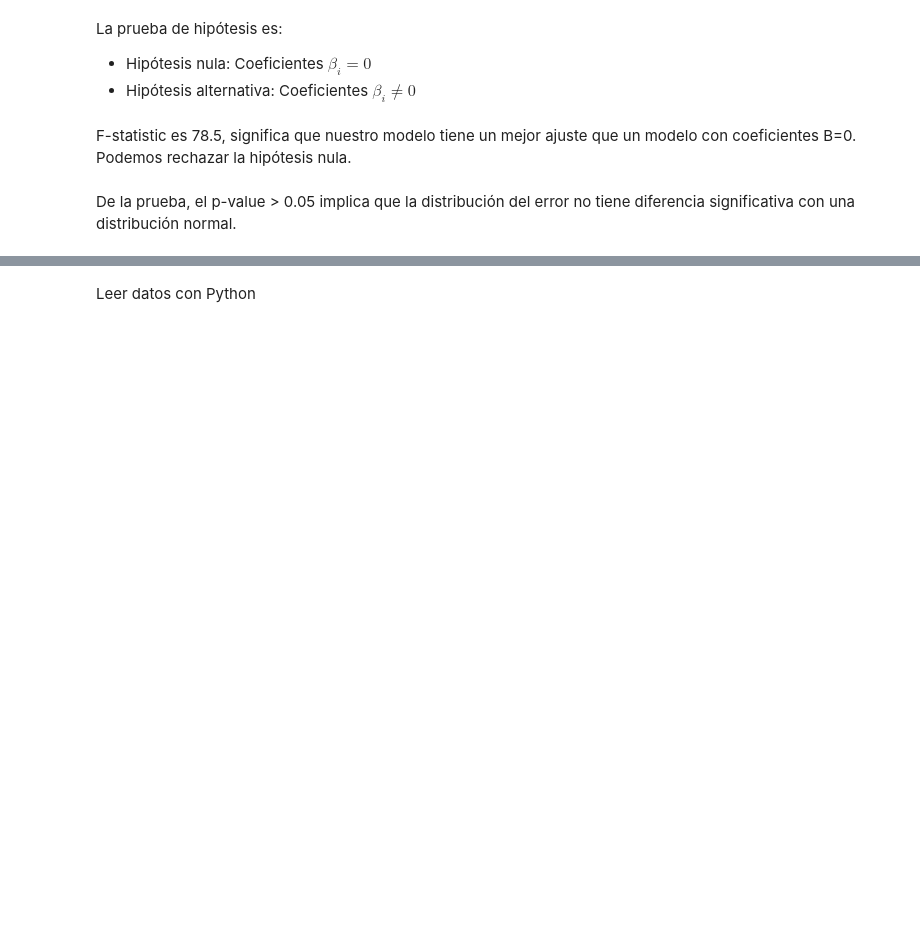
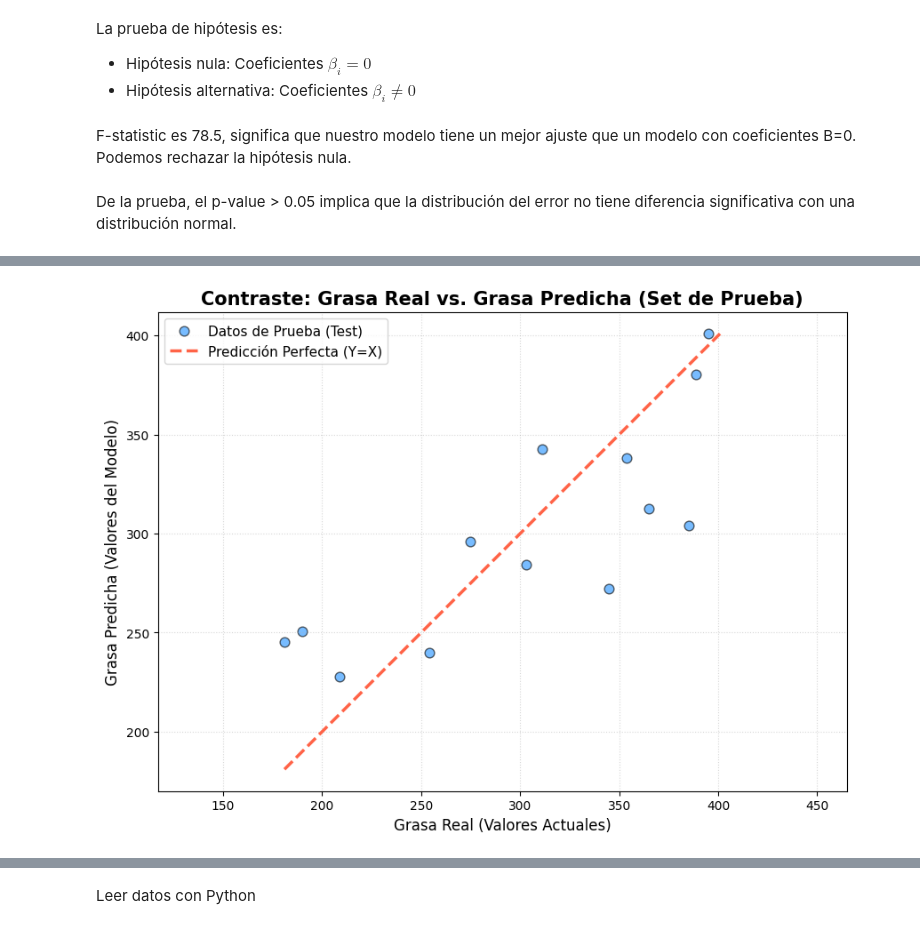
Before and after one commit to pikey-msc/AprendizMaquina, a Jupyter notebook: 2026-2/Regresión.ipynb, the cells around one changed output, grey strips where cells are left out. Cells and saved outputs as stored; diff of their text form; code cells hidden in the pictures; blank space fills up the shorter version.

```diff
--- a/2026-2/Regresión.ipynb
+++ b/2026-2/Regresión.ipynb
@@ -421,0 +607,40 @@ Ahora se mostrará cómo comprobar los resultados de nuestro modelo
+# %%
+import matplotlib.pyplot as plt
+
+# --- CONFIGURACIÓN DE LA GRÁFICA ---
+plt.figure(figsize=(10, 7))
+
+# 1. Scatter Plot: Real vs Predicción
+# Usamos YI_test (valores reales) y YI_test_pred (valores predichos)
+plt.scatter(YI_test, YI_test_pred,
+            color='dodgerblue', # Color principal
+            alpha=0.6,          # Transparencia para ver superposiciones
+            edgecolors='k',      # Borde negro en los puntos
+            s=60,               # Tamaño de los puntos
+            label='Datos de Prueba (Test)')
+
+# 2. Línea de Identidad (Predicción Perfecta Y = X)
+# Calculamos los límites mínimos y máximos para que la línea cubra todo el rango
+mn = min(YI_test.min(), YI_test_pred.min())
+mx = max(YI_test.max(), YI_test_pred.max())
+plt.plot([mn, mx], [mn, mx],
+         color='tomato',      # Color rojo para contraste
+         linestyle='--',      # Línea punteada
+         linewidth=2.5,       # Grosor
+         label='Predicción Perfecta (Y=X)')
+
+# --- ETIQUETAS Y TÍTULO ---
+plt.title('Contraste: Grasa Real vs. Grasa Predicha (Set de Prueba)', fontsize=15, fontweight='bold')
+plt.xlabel('Grasa Real (Valores Actuales)', fontsize=12)
+plt.ylabel('Grasa Predicha (Valores del Modelo)', fontsize=12)
+
+# Añadimos cuadrícula y leyenda
+plt.grid(True, linestyle=':', alpha=0.5)
+plt.legend(loc='upper left', fontsize=11)
+
+# Aseguramos que los ejes tengan la misma escala para ver la diagonal real
+plt.axis('equal')
+
+plt.show()
+# %% [output]
+[figure, added]
```
Also changed, not shown: parts of 50 cells of this notebook.
